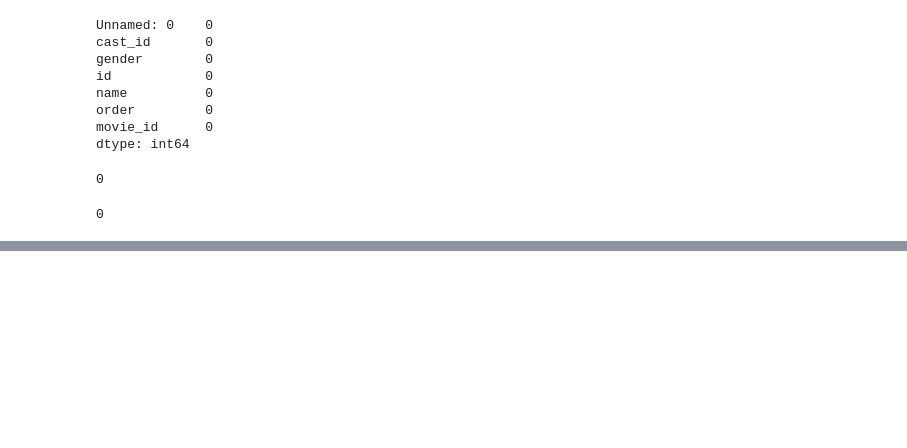
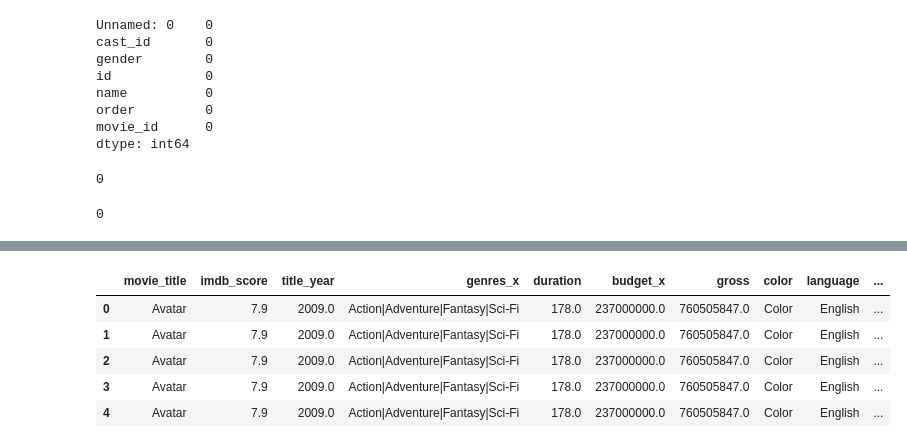
Before and after one commit to Danny-cao/DataScienceMovies, a Jupyter notebook: DataScienceFilms.ipynb, the cells around one changed output, grey strips where cells are left out. Drawn from its saved outputs; the diff is of its cells as text; code cells hidden in the pictures; blank space fills up the shorter version.

```diff
--- a/DataScienceFilms.ipynb
+++ b/DataScienceFilms.ipynb
@@ -187,6 +187,9 @@ df_movies.head()
 | 2 | Spectre | 6.8 | 2015.0 | Action|Adventure|Thriller | 148.0 | 245000000.0 | 200074175.0 | Color | English | UK | ... |
 | 3 | The Dark Knight Rises | 8.5 | 2012.0 | Action|Thriller | 164.0 | 250000000.0 | 448130642.0 | Color | English | USA | ... |
 | 5 | John Carter | 6.6 | 2012.0 | Action|Adventure|Sci-Fi | 132.0 | 263700000.0 | 73058679.0 | Color | English | USA | ... |
+# %%
+# Haal spaties titel weg
+df_movies['movie_title'] = df_movies['movie_title'].str.strip()
 # %% [markdown]
 ## Stap 4: Data exploration
 # %%
@@ -263,0 +278,14 @@ pd.isnull(df_movies_metadata["original_title"]).sum()
+# %%
+# merge de 2 externe met movies.csv
+df_merge_everything = pd.merge(df_movies, df_merge_actors_movies, left_on='movie_title',
+                               right_on='original_title', how='inner')
+# %%
+# kijken of alles goed gaat.
+df_merge_everything.head()
+# %% [output]
+|  | movie_title | imdb_score | title_year | genres_x | duration | budget_x | gross | color | language | ... |
+| 0 | Avatar | 7.9 | 2009.0 | Action|Adventure|Fantasy|Sci-Fi | 178.0 | 237000000.0 | 760505847.0 | Color | English | ... |
+| 1 | Avatar | 7.9 | 2009.0 | Action|Adventure|Fantasy|Sci-Fi | 178.0 | 237000000.0 | 760505847.0 | Color | English | ... |
+| 2 | Avatar | 7.9 | 2009.0 | Action|Adventure|Fantasy|Sci-Fi | 178.0 | 237000000.0 | 760505847.0 | Color | English | ... |
+| 3 | Avatar | 7.9 | 2009.0 | Action|Adventure|Fantasy|Sci-Fi | 178.0 | 237000000.0 | 760505847.0 | Color | English | ... |
+| 4 | Avatar | 7.9 | 2009.0 | Action|Adventure|Fantasy|Sci-Fi | 178.0 | 237000000.0 | 760505847.0 | Color | English | ... |
```
Also changed, not shown: parts of 6 cells of this notebook.
